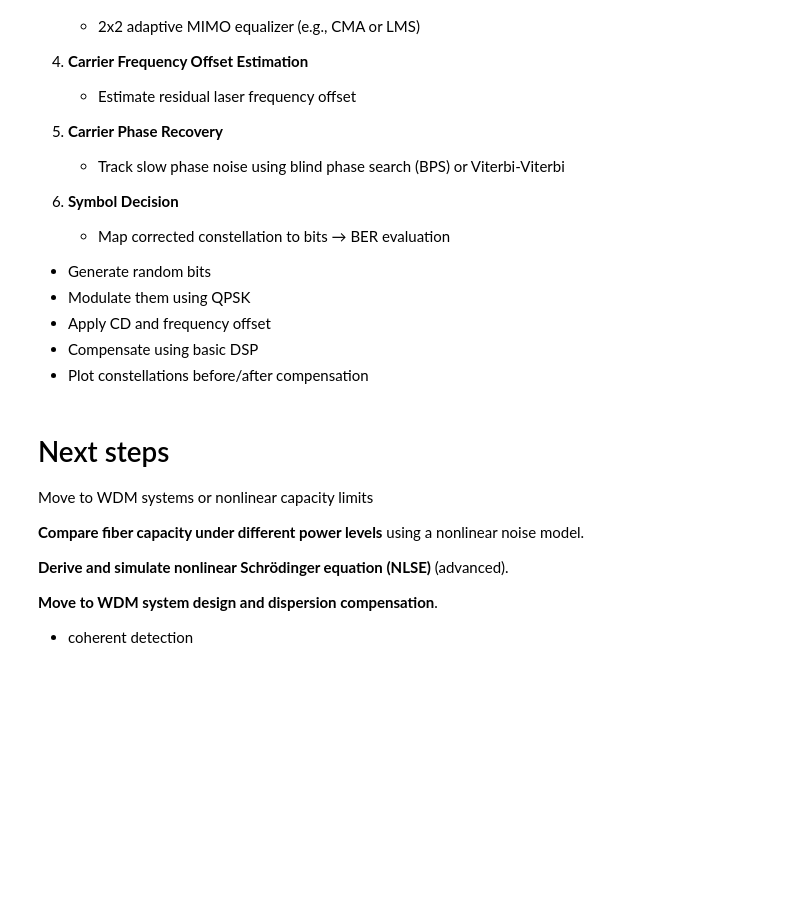
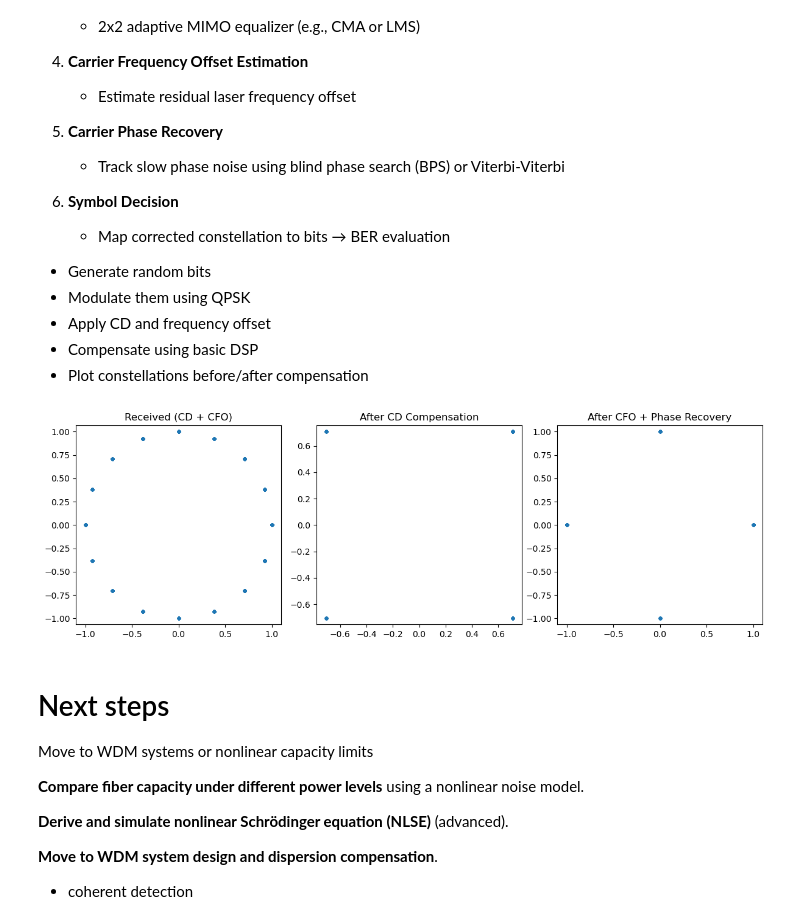
Before and after one commit to hamed-h98/Optical_Wireless_Communications, a Jupyter notebook: optical_simulations/fiber.ipynb, the cells around one changed output. Drawn from its saved outputs; the diff is of its cells as text; code cells hidden in the pictures; blank space fills up the shorter version.

```diff
--- a/optical_simulations/fiber.ipynb
+++ b/optical_simulations/fiber.ipynb
@@ -902,6 +902,84 @@ In a modern coherent optical system (e.g., QPSK or QAM), the receiver performs:
 * Apply CD and frequency offset
 * Compensate using basic DSP
 * Plot constellations before/after compensation
+# %%
+import numpy as np
+import matplotlib.pyplot as plt
+from scipy.fft import fft, ifft, fftfreq, fftshift
+
+# Parameters
+N = 2048                # Symbols
+M = 4                   # QPSK
+Rb = 32e9               # Bit rate
+Rs = Rb / np.log2(M)    # Symbol rate
+Fs = 2 * Rs             # Sampling rate (2 samples/symbol)
+Ts = 1 / Fs             # Sample interval
+
+# Time and frequency vectors
+t = np.arange(N) * Ts
+f = fftfreq(N, Ts)
+
+# Generate random QPSK symbols
+bits = np.random.randint(0, 2, size=(N, 2))
+symbols = (2 * bits[:, 0] - 1) + 1j * (2 * bits[:, 1] - 1)
+symbols /= np.sqrt(2)  # Normalize power
+
+# Apply chromatic dispersion in frequency domain
+D = 17e-6               # ps/nm/km
+L = 80                  # km
+lambda0 = 1550e-9
+c = 3e8
+beta2 = - (lambda0**2 * D) / (2 * np.pi * c)
+beta2 *= 1e-24          # convert ps^2/km to s^2/m
+L_m = L * 1e3           # Fiber length in meters
+
+# Frequency-domain dispersion operator
+omega = 2 * np.pi * f
+dispersion = np.exp(-1j * 0.5 * beta2 * L_m * omega**2)
+
+# Apply dispersion
+signal_freq = fft(symbols)
+rx_signal = ifft(signal_freq * dispersion)
+
+# Simulate laser frequency offset
+f_offset = 2e9  # 2 GHz frequency offset
+rx_signal *= np.exp(1j * 2 * np.pi * f_offset * t)
+
+# --- DSP Pipeline ---
+
+# 1. CD Compensation (invert dispersion)
+rx_freq = fft(rx_signal)
+rx_comp = ifft(rx_freq * np.conj(dispersion))
+
+# 2. Frequency offset correction (estimate and remove)
+rx_comp *= np.exp(-1j * 2 * np.pi * f_offset * t)  # assuming perfect knowledge
+
+# 3. Phase recovery (ideal, remove average phase)
+phase = np.angle(np.mean(rx_comp ** 4)) / 4
+rx_final = rx_comp * np.exp(-1j * phase)
+
+# Plot constellations
+plt.figure(figsize=(12, 4))
+
+plt.subplot(1, 3, 1)
+plt.scatter(np.real(rx_signal), np.imag(rx_signal), s=10, alpha=0.5)
+plt.title("Received (CD + CFO)")
+plt.axis('equal')
+
+plt.subplot(1, 3, 2)
+plt.scatter(np.real(rx_comp), np.imag(rx_comp), s=10, alpha=0.5)
+plt.title("After CD Compensation")
+plt.axis('equal')
+
+plt.subplot(1, 3, 3)
+plt.scatter(np.real(rx_final), np.imag(rx_final), s=10, alpha=0.5)
+plt.title("After CFO + Phase Recovery")
+plt.axis('equal')
+
+plt.tight_layout()
+plt.show()
+# %% [output]
+[figure, added]
 # %% [markdown]
 # Next steps
 
```
